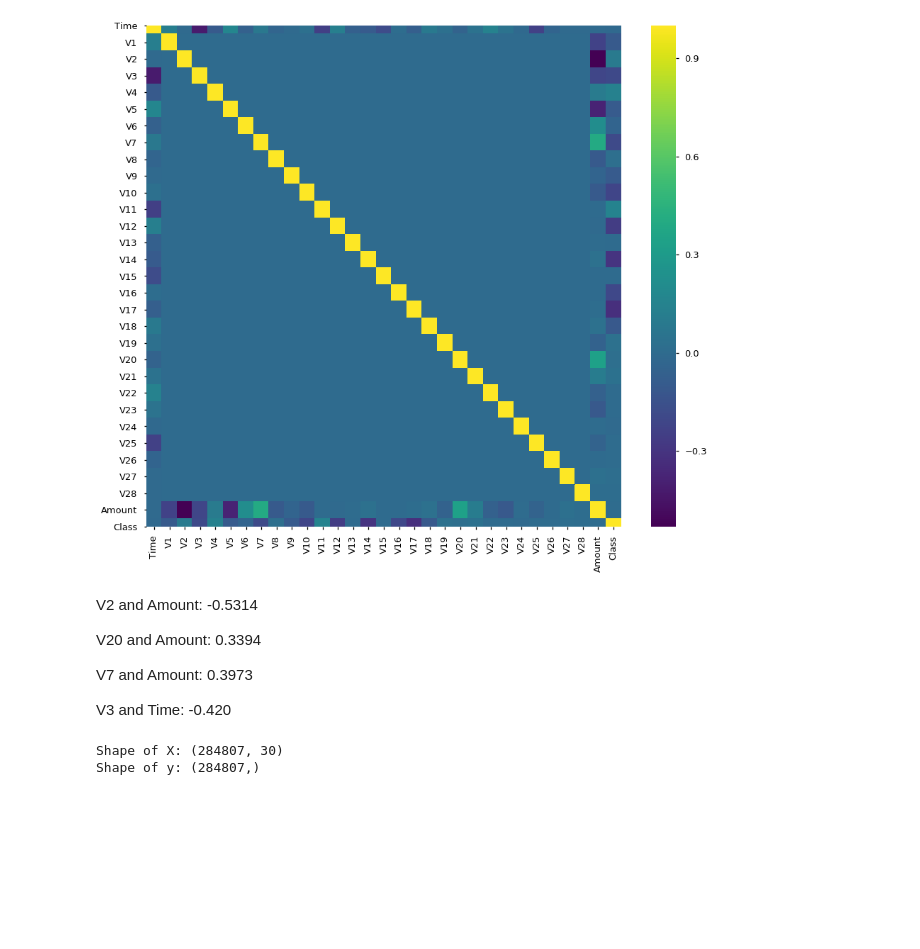
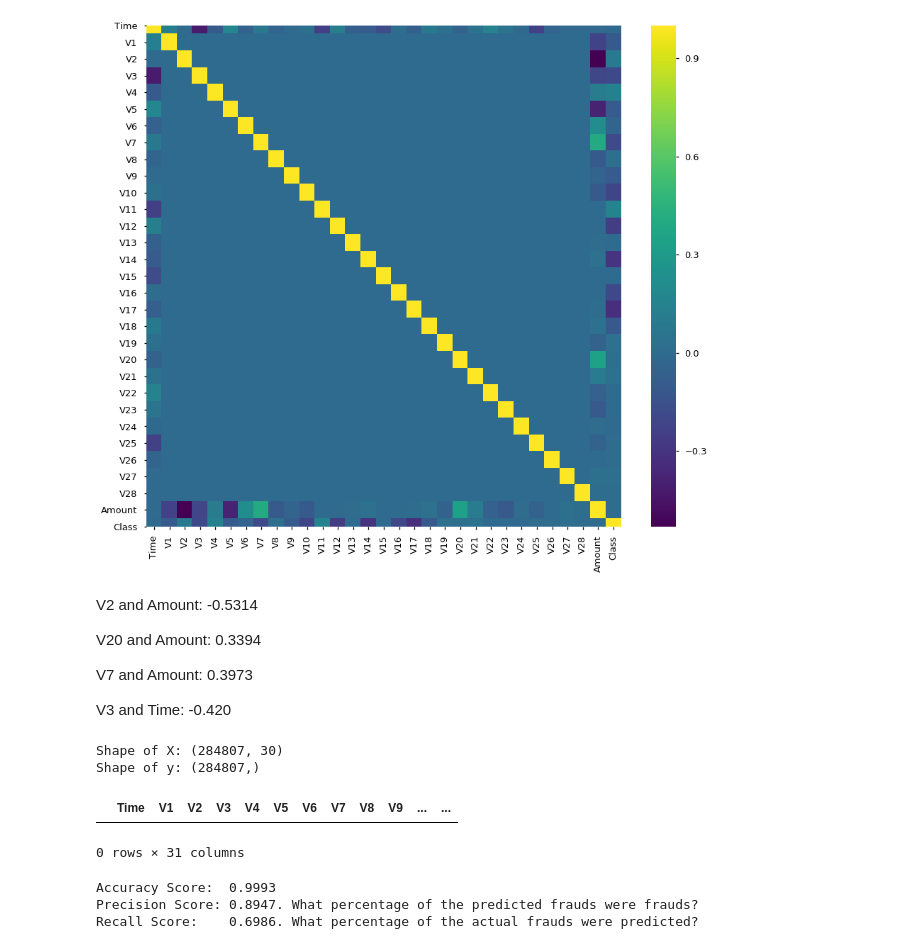
Before and after one commit to michaesb/machien_learning_3, a Jupyter notebook: src/ML_creditcard_fraud_data.ipynb, the cells around one changed output. Saved outputs shown, nothing was run; the diff lists cells and outputs as text; code cells hidden in the pictures; blank space fills up the shorter version.

Commit message:
Updated data-reader and made a file for logistic regression

```diff
--- a/src/ML_creditcard_fraud_data.ipynb
+++ b/src/ML_creditcard_fraud_data.ipynb
@@ -10,9 +10,12 @@ plt.style.use('seaborn-talk')
 # %%
 ## Read the data
 path = os.path.dirname(os.path.abspath(''))
-file = path + "/data/creditcard.csv"
+file1 = path + "/data/creditcard_part1.csv"
+file2 = path + "/data/creditcard_part2.csv"
 
-df = pd.read_csv(file)
+df1 = pd.read_csv(file1)
+df2 = pd.read_csv(file2)
+df  = pd.concat((df1, df2), ignore_index=True)
 # %%
 ## Getting some info
 print(f"Indices: {df.index}")
@@ -59,11 +62,11 @@ plt.show()
 # %%
 ## Distrubution of the classes 'Non-fraudulent' and 'Fraudulent'
 class_counts = df.Class.value_counts()
-fraudulent = class_counts[1]
-non_fraudulent = class_counts[0]
-print(f"Fraudulent: {fraudulent}")
-print(f"Non-Fraudulent: {non_fraudulent}")
-print(f"Ratio: {(fraudulent/non_fraudulent)*100:.3f}%")
+num_fraudulent = class_counts[1]
+num_non_fraudulent = class_counts[0]
+print(f"Fraudulent: {num_fraudulent}")
+print(f"Non-Fraudulent: {num_non_fraudulent}")
+print(f"Ratio: {(num_fraudulent/num_non_fraudulent)*100:.3f}%")
 # %% [output]
 Fraudulent: 492
 Non-Fraudulent: 284315
@@ -105,3 +108,11 @@ Shape of y: (284807,)
 
 standard_scaler = StandardScaler()
 X = standard_scaler.fit_transform(X)
+# %%
+### Undersampling
+indices = np.arange(0, num_fraudulent)
+
+df.loc[ df["Class"] == "1" ]
+# %% [output]
+|  | Time | V1 | V2 | V3 | V4 | V5 | V6 | V7 | V8 | V9 | ... | ... |
+0 rows × 31 columns
@@ -107,0 +123,30 @@ X = standard_scaler.fit_transform(X)
+# %%
+### Logistic Regression
+from sklearn.linear_model import LogisticRegression
+from sklearn.metrics import accuracy_score, recall_score, precision_score
+
+logreg = LogisticRegression(random_state=4,
+                            solver='lbfgs',
+                            multi_class='multinomial',
+                            max_iter=1000)
+
+
+from sklearn.model_selection import GridSearchCV
+param_grid= {"C":np.logspace(-3,3,7), "penalty":["l2"]}
+logreg_grid = GridSearchCV(logreg, param_grid, cv=5)
+# logreg.fit(X_train, y_train)
+logreg_grid.fit(X_train, y_train)
+
+# prediction = logreg.predict(X_test)
+prediction = logreg_grid.predict(X_test)
+
+acc = accuracy_score(y_test, prediction)
+print(f"Accuracy Score:  {acc:.4f}")
+precision = precision_score(y_test, prediction)
+print(f"Precision Score: {precision:.4f}. What percentage of the predicted frauds were frauds?" )
+recall = recall_score(y_test, prediction)
+print(f"Recall Score:    {recall:.4f}. What percentage of the actual frauds were predicted?")
+# %% [output]
+Accuracy Score:  0.9993
+Precision Score: 0.8947. What percentage of the predicted frauds were frauds?
+Recall Score:    0.6986. What percentage of the actual frauds were predicted?
```
Also changed, not shown: parts of 2 cells of this notebook, 2 other files.
